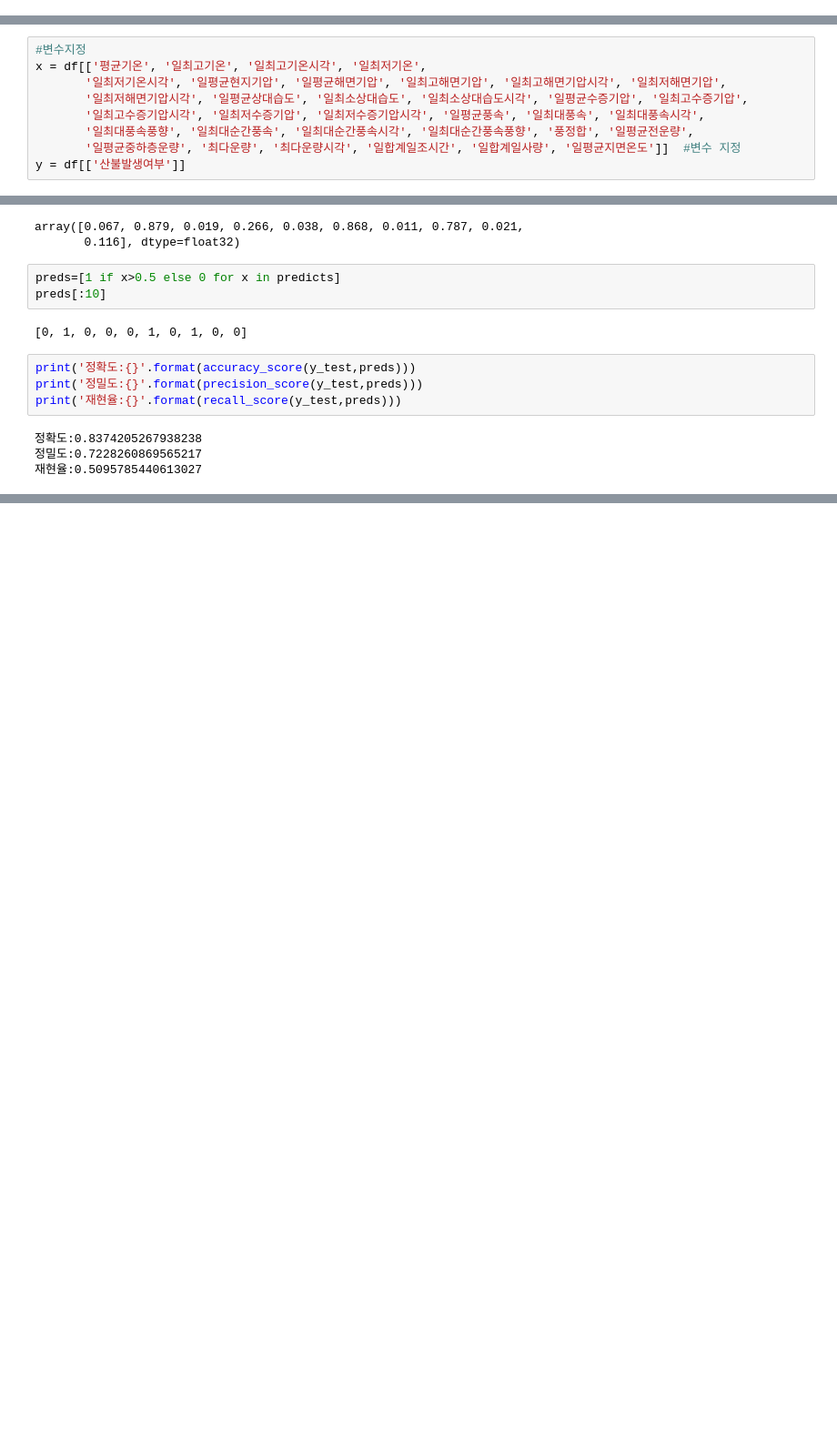
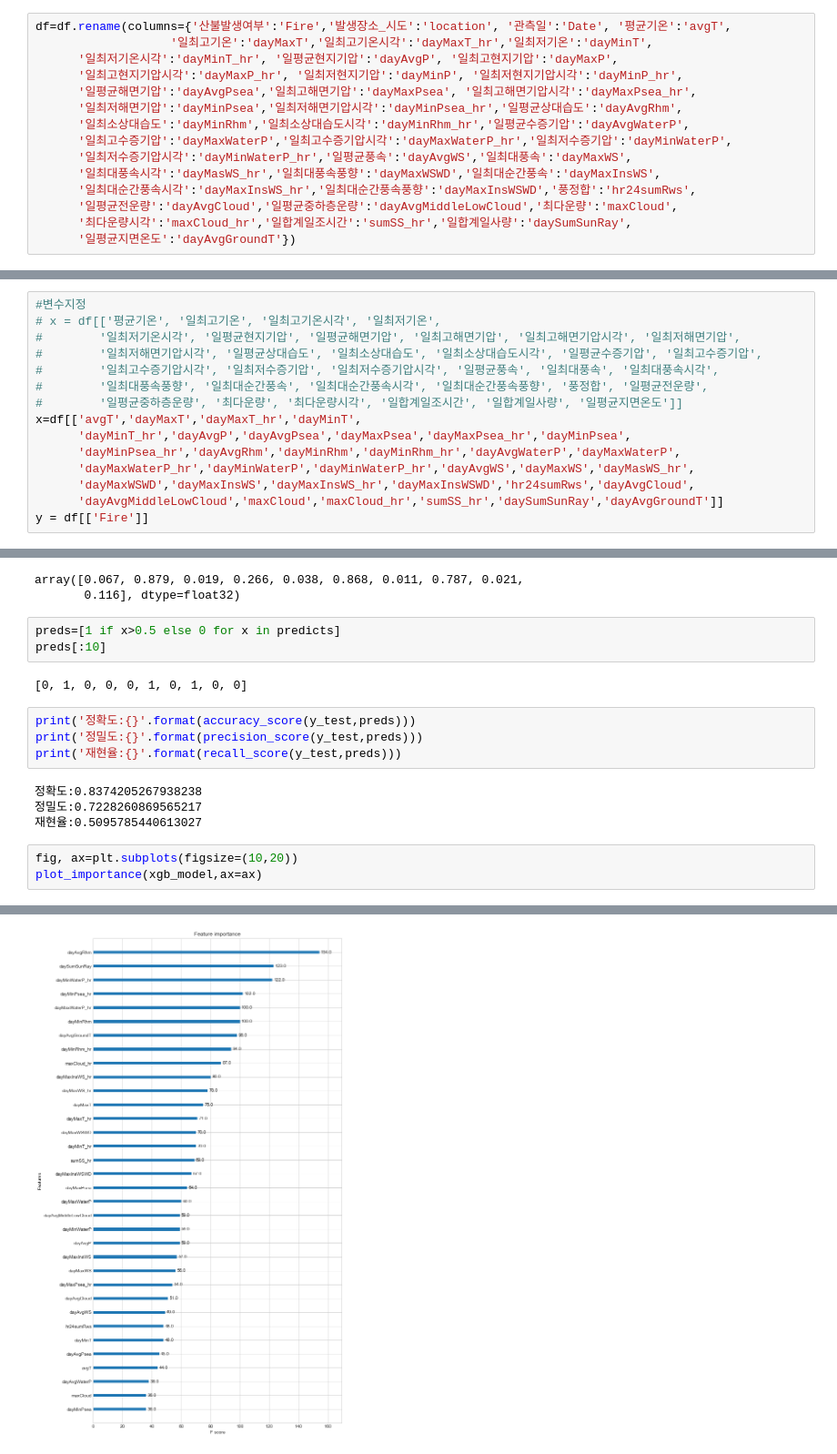
Before and after one commit to hahory/3rd_Project_Fire, a Jupyter notebook: 0721.fire_weather_7yr_trainData_lightGBM.ipynb, the cells around one changed output, grey strips where cells are left out. Shown at 91% size. Cells and saved outputs as stored; diff of their text form; blank space fills up the shorter version.

```diff
--- a/0721.fire_weather_7yr_trainData_lightGBM.ipynb
+++ b/0721.fire_weather_7yr_trainData_lightGBM.ipynb
@@ -19,0 +31,15 @@ df=pd.read_csv('final_fire_weather_7yr.csv')
+# %%
+df=df.rename(columns={'산불발생여부':'Fire','발생장소_시도':'location', '관측일':'Date', '평균기온':'avgT',
+                   '일최고기온':'dayMaxT','일최고기온시각':'dayMaxT_hr','일최저기온':'dayMinT',
+      '일최저기온시각':'dayMinT_hr', '일평균현지기압':'dayAvgP', '일최고현지기압':'dayMaxP',
+      '일최고현지기압시각':'dayMaxP_hr', '일최저현지기압':'dayMinP', '일최저현지기압시각':'dayMinP_hr',
+      '일평균해면기압':'dayAvgPsea','일최고해면기압':'dayMaxPsea', '일최고해면기압시각':'dayMaxPsea_hr',
+      '일최저해면기압':'dayMinPsea','일최저해면기압시각':'dayMinPsea_hr','일평균상대습도':'dayAvgRhm',
+      '일최소상대습도':'dayMinRhm','일최소상대습도시각':'dayMinRhm_hr','일평균수증기압':'dayAvgWaterP',
+      '일최고수증기압':'dayMaxWaterP','일최고수증기압시각':'dayMaxWaterP_hr','일최저수증기압':'dayMinWaterP',
+      '일최저수증기압시각':'dayMinWaterP_hr','일평균풍속':'dayAvgWS','일최대풍속':'dayMaxWS',
+      '일최대풍속시각':'dayMasWS_hr','일최대풍속풍향':'dayMaxWSWD','일최대순간풍속':'dayMaxInsWS',
+      '일최대순간풍속시각':'dayMaxInsWS_hr','일최대순간풍속풍향':'dayMaxInsWSWD','풍정합':'hr24sumRws',
+      '일평균전운량':'dayAvgCloud','일평균중하층운량':'dayAvgMiddleLowCloud','최다운량':'maxCloud',
+      '최다운량시각':'maxCloud_hr','일합계일조시간':'sumSS_hr','일합계일사량':'daySumSunRay',
+      '일평균지면온도':'dayAvgGroundT'})
@@ -20,12 +59,18 @@ df=pd.read_csv('final_fire_weather_7yr.csv')
 # %%
 #변수지정
-x = df[['평균기온', '일최고기온', '일최고기온시각', '일최저기온',
-       '일최저기온시각', '일평균현지기압', '일평균해면기압', '일최고해면기압', '일최고해면기압시각', '일최저해면기압',
-       '일최저해면기압시각', '일평균상대습도', '일최소상대습도', '일최소상대습도시각', '일평균수증기압', '일최고수증기압',
-       '일최고수증기압시각', '일최저수증기압', '일최저수증기압시각', '일평균풍속', '일최대풍속', '일최대풍속시각',
-       '일최대풍속풍향', '일최대순간풍속', '일최대순간풍속시각', '일최대순간풍속풍향', '풍정합', '일평균전운량',
-       '일평균중하층운량', '최다운량', '최다운량시각', '일합계일조시간', '일합계일사량', '일평균지면온도']]  #변수 지정
-y = df[['산불발생여부']]
+# x = df[['평균기온', '일최고기온', '일최고기온시각', '일최저기온',
+#        '일최저기온시각', '일평균현지기압', '일평균해면기압', '일최고해면기압', '일최고해면기압시각', '일최저해면기압',
+#        '일최저해면기압시각', '일평균상대습도', '일최소상대습도', '일최소상대습도시각', '일평균수증기압', '일최고수증기압',
+#        '일최고수증기압시각', '일최저수증기압', '일최저수증기압시각', '일평균풍속', '일최대풍속', '일최대풍속시각',
+#        '일최대풍속풍향', '일최대순간풍속', '일최대순간풍속시각', '일최대순간풍속풍향', '풍정합', '일평균전운량',
+#        '일평균중하층운량', '최다운량', '최다운량시각', '일합계일조시간', '일합계일사량', '일평균지면온도']]
+x=df[['avgT','dayMaxT','dayMaxT_hr','dayMinT',
+      'dayMinT_hr','dayAvgP','dayAvgPsea','dayMaxPsea','dayMaxPsea_hr','dayMinPsea',
+      'dayMinPsea_hr','dayAvgRhm','dayMinRhm','dayMinRhm_hr','dayAvgWaterP','dayMaxWaterP',
+      'dayMaxWaterP_hr','dayMinWaterP','dayMinWaterP_hr','dayAvgWS','dayMaxWS','dayMasWS_hr',
+      'dayMaxWSWD','dayMaxInsWS','dayMaxInsWS_hr','dayMaxInsWSWD','hr24sumRws','dayAvgCloud',
+      'dayAvgMiddleLowCloud','maxCloud','maxCloud_hr','sumSS_hr','daySumSunRay','dayAvgGroundT']]
+y = df[['Fire']]
 # %%
 X_train, X_test, y_train, y_test=train_test_split(x,y,test_size=0.2,random_state=123)
 #파이썬 기반의 XGBoost가 가지고 있는 고유의 구조를 가지는 클래스를 가지고 있음
@@ -81,3 +126,7 @@ print('재현율:{}'.format(recall_score(y_test,preds)))
 정확도:0.8374205267938238
 정밀도:0.7228260869565217
 재현율:0.5095785440613027
+# %%
+fig, ax=plt.subplots(figsize=(10,20))
+plot_importance(xgb_model,ax=ax)
+# %% [output]
@@ -83,0 +134 @@ print('재현율:{}'.format(recall_score(y_test,preds)))
+[figure, added]
```
Also changed, not shown: parts of 4 cells of this notebook.
